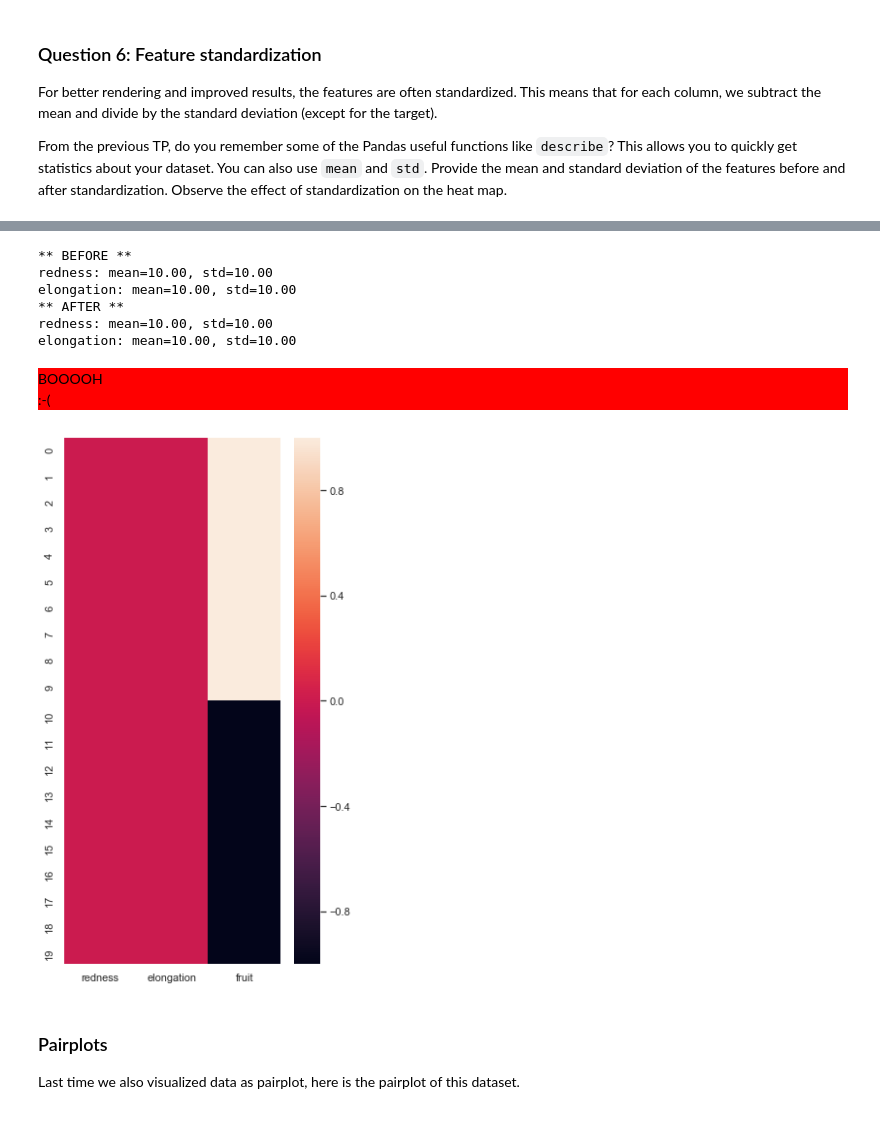
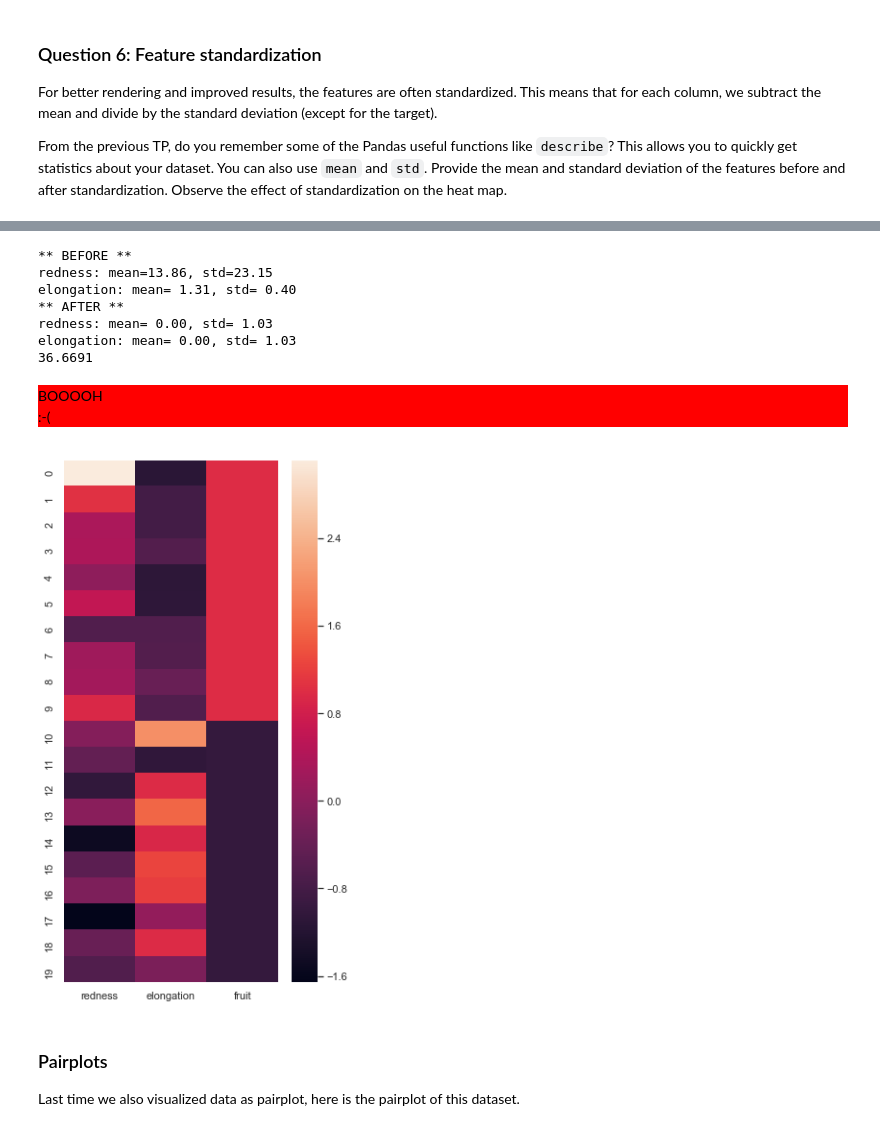
Before and after one commit to SamuelKol/info232, a Jupyter notebook: TP1/TP1.ipynb, the cells around one changed output, grey strips where cells are left out. Cells and saved outputs as stored; diff of their text form; code cells hidden in the pictures.

```diff
--- a/TP1/TP1.ipynb
+++ b/TP1/TP1.ipynb
@@ -84,8 +84,8 @@ Tip: To answer this kind of question, you need to read the documentation of nump
 question = 1
 import numpy as np
 apple_example = a_files[0]
-img = get_image(a_files[0])
-M = np.array(img)
+img = get_image(apple_example)
+M = np.array(img).astype(int)
 imw, imh, nchannels = M.shape
 print(imw, imh, nchannels)
 plt.imshow(M) # This shows the image as a numpy array
@@ -196,10 +226,36 @@ Write a function with `M` as an input argument and that takes all the steps we w
+# %%
+def rednessOf2(M):
+    R = np.array(M[0:, 0:, 0]).astype(float)
+    G = np.array(M[0:, 0:, 1]).astype(float)
+    B = np.array(M[0:, 0:, 2]).astype(float)
+
+    D = R - (G + B) / 2.
+    return np.mean(D)
+# %%
+def calcElongation(M):
+    R = np.array(M[0:, 0:, 0]).astype(float)
+    G = np.array(M[0:, 0:, 1]).astype(float)
+    B = np.array(M[0:, 0:, 2]).astype(float)
+
+    V = (R + G + B) / 3
+
+    V0 = np.mean(V, axis = 0)
+    V1 = np.mean(V, axis = 1)
+
+    V0_idx = [i for i in range(imw) if V0[i]!=255]
+    V1_idx = [i for i in range(imh) if V1[i]!=255]
+
+    w = len(V0_idx)
+    h = len(V1_idx)
+
+    return w / h
 # %%
 ### Answer to question 5
 question = 5
 
 def extract_features(M, verbose = True):
-    redness = 0
-    elongation = 0
+    redness = rednessOf2(M)
+    elongation = calcElongation(M)
     return [redness, elongation]
 # %% [markdown]
 ## Preprocess and visualize all the data
@@ -279,42 +361,45 @@ From the previous TP, do you remember some of the Pandas useful functions like `
 question = 6
 
 # The library scikit-learn (sklearn) provides you code to standardize
 from sklearn.preprocessing import StandardScaler
 scaler = StandardScaler()
 X = scaler.fit_transform(_X)
 XY = pd.DataFrame(np.append(X, Y, axis=1), columns=['redness', 'elongation', 'fruit'])
 
 # Change this code to make this heatmap look like the one in class
 fig=plt.figure(figsize=(5,10))
 sns.heatmap(XY)
 
+
 # Put your answers to question 6 here
-redness_mean_before, elongation_mean_before = 10, 10
-redness_std_before, elongation_std_before = 10, 10
-redness_mean_after, elongation_mean_after = 10, 10
-redness_std_after, elongation_std_after = 10, 10
+redness_mean_before, elongation_mean_before = 13.864404, 1.312369
+redness_std_before, elongation_std_before = 23.147765, 0.396518
+redness_mean_after, elongation_mean_after = 7.771561e-17, 1.040834e-16
+redness_std_after, elongation_std_after = 1.025978e+00, 1.025978e+00
 
 print("** BEFORE **")
 print("redness: mean={0:5.2f}, std={1:5.2f}".format(redness_mean_before, redness_std_before))
 print("elongation: mean={0:5.2f}, std={1:5.2f}".format(elongation_mean_before, elongation_std_before))
 print("** AFTER **")
 print("redness: mean={0:5.2f}, std={1:5.2f}".format(redness_mean_after, redness_std_after))
 print("elongation: mean={0:5.2f}, std={1:5.2f}".format(elongation_mean_after, elongation_std_after))
 
 # This is the checker code for question 6, keep it
 answer = redness_mean_before+elongation_mean_before+redness_std_before+elongation_std_before
 answer = answer - (redness_mean_after+elongation_mean_after+redness_std_after+elongation_std_after)
+print(answer)
 score += check(answer, question)
 # %% [output]
 ** BEFORE **
-redness: mean=10.00, std=10.00
-elongation: mean=10.00, std=10.00
+redness: mean=13.86, std=23.15
+elongation: mean= 1.31, std= 0.40
 ** AFTER **
-redness: mean=10.00, std=10.00
-elongation: mean=10.00, std=10.00
+redness: mean= 0.00, std= 1.03
+elongation: mean= 0.00, std= 1.03
+36.6691
 BOOOOH
 :-(
-[figure, old version]
+[figure, new version]
 # %% [markdown]
 ### Pairplots
 Last time we also visualized data as pairplot, here is the pairplot of this dataset.
```
Also changed, not shown: parts of 23 cells of this notebook.
